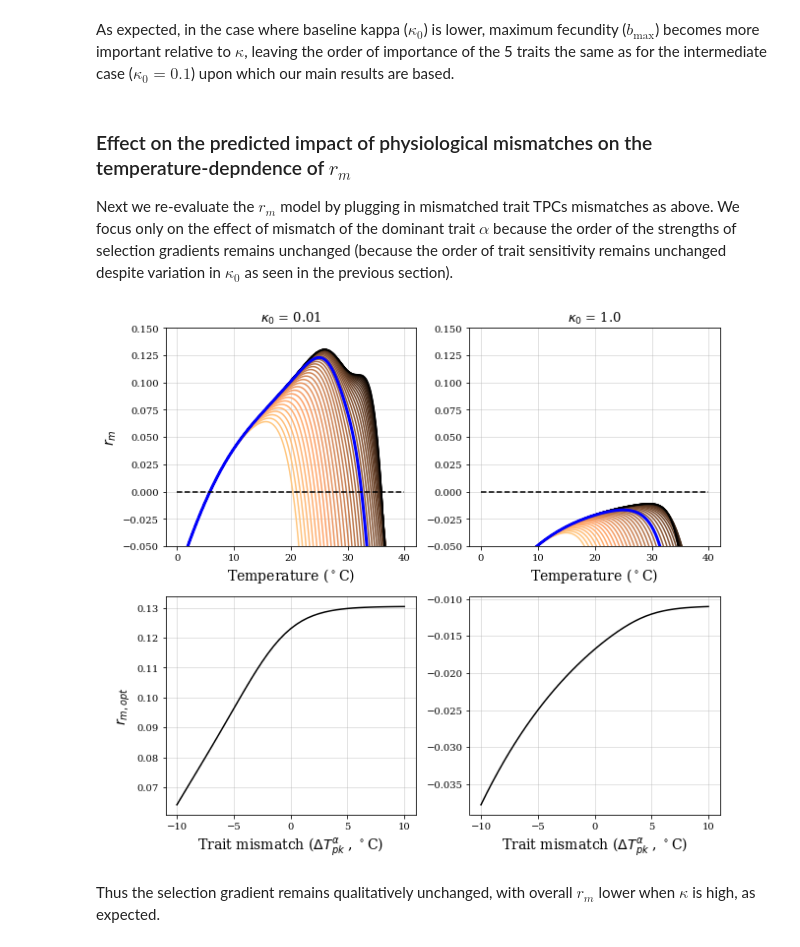
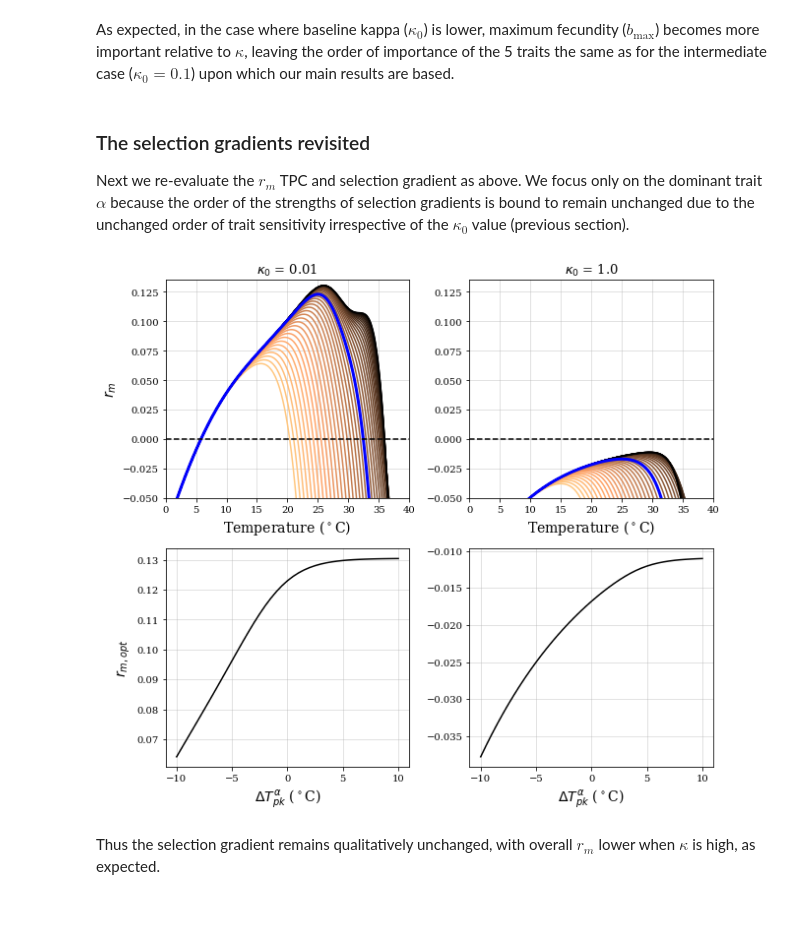
Before and after one commit to EcoEngLab/TraitMismatchPaper-main, a Jupyter notebook: code/TraitMismatch_SI.ipynb, the cells around one changed output. Drawn from its saved outputs; the diff is of its cells as text; code cells hidden in the pictures; blank space fills up the shorter version.

```diff
--- a/code/TraitMismatch_SI.ipynb
+++ b/code/TraitMismatch_SI.ipynb
@@ -801,24 +778,25 @@ Given that a higher $T_{pk,\alpha}$ increases fitness, the closer the $T_\text{p
 # %%
 max_T_pk = 35
 T_vec = np.arange(0, max_T_pk, 0.05)+273.15 #Vector of temperatures
-alp_vec = B_inv_lam(B_0_alp,E_alp,max_T_pk+273.15,T_ref_par,E_D_alp,k_par,T_vec)
+kap_vec = B_lam(B_0_kap,0,T_pk_kap+273.15,T_ref_par,E_D_kap,k_par,T_vec) # keep kappa's TPC fixed as it has small effect (and no data exist for its TPCs)
 
 np.random.seed(420)
-samps = 1000 # number of simulations
+samps = 10000 # number of simulations
 T_pks = np.random.uniform(10,max_T_pk, [samps,4])+273.15 # generate uniform random T_pks in Kelvin for the 4 parameters other than alpha
-r_opt_vec = ["NA"]*samps
+r_opt_vec = np.zeros([samps, 2])
 
 for i in range(samps): #THIS WILL GENNERATE SOME EXTREME VALUE WARNINGS WHEN MORTALITY RATES PEAK AT TOO HIGH A TEMPERATURE
-    # print(i)
-    bmax_tmp_vec = B_lam(B_0_bmax,E_bmax,T_pks[i,0],T_ref_par,E_D_bmax,k_par,T_vec)
-    z_tmp_vec = B_inv_lam(B_0_z,E_z,T_pks[i,1],T_ref_par,E_D_z,k_par,T_vec)
+    alp_tmp_vec = B_inv_lam(B_0_alp,E_alp,T_pks[i,0],T_ref_par,E_D_alp,k_par,T_vec)
+    bmax_tmp_vec = B_lam(B_0_bmax,E_bmax,T_pks[i,1],T_ref_par,E_D_bmax,k_par,T_vec)
     zJ_tmp_vec = B_inv_lam(B_0_zJ,E_zJ,T_pks[i,2],T_ref_par,E_D_zJ,k_par,T_vec)
-    kap_tmp_vec = B_lam(B_0_kap,E_kap,T_pks[i,3],T_ref_par,E_D_kap,k_par,T_vec)
+    z_tmp_vec = B_inv_lam(B_0_z,E_z,T_pks[i,3],T_ref_par,E_D_z,k_par,T_vec)
 
-    r_m_tmp_vec = r_SP_app_lam(bmax_tmp_vec, zJ_tmp_vec, z_tmp_vec, kap_tmp_vec, alp_vec)
-    r_opt_vec[i] = max(r_m_tmp_vec)
+    r_m_tmp_vec = r_SP_app_lam(bmax_tmp_vec, zJ_tmp_vec, z_tmp_vec, kap_vec, alp_tmp_vec)
+    r_opt_vec[i,0] = max(r_m_tmp_vec)
+    if ((T_pks[i,0] > T_pks[i,1] > T_pks[i,2] > T_pks[i,3]) | (T_pks[i,0] > T_pks[i,1] > T_pks[i,3] > T_pks[i,2])):
+        r_opt_vec[i,1] = 1
 
-T_pk_sums = np.sum(T_pks-273.15,1) + max_T_pk
+T_pk_sums = np.sum(T_pks-273.15,1)
 T_pk_vars = np.var(np.c_[T_pks-273.15, np.asarray([max_T_pk]*samps) ],1)
 # %%
 fig = plt.figure(figsize=(10, 4))
@@ -961,9 +946,9 @@ plt.savefig('../results/r_sens_kap.pdf')
 # %% [markdown]
 As expected, in the case where baseline kappa ($\kappa_0$) is lower, maximum fecundity ($b_\text{max}$) becomes more important relative to $\kappa$, leaving the order of importance of the 5 traits the same as for the intermediate case ($\kappa_0 = 0.1$) upon which our main results are based.
 # %% [markdown]
-### Effect on the predicted impact of physiological mismatches on the temperature-depndence of $r_m$
+### The selection gradients revisited
 
-Next we re-evaluate the $r_m$ model by plugging in mismatched trait TPCs mismatches as above. We focus only on the effect of mismatch of the dominant trait $\alpha$ because the order of the strengths of selection gradients remains unchanged (because the order of trait sensitivity remains unchanged despite variation in $\kappa_0$ as seen in the previous section).
+Next we re-evaluate the $r_m$ TPC and selection gradient as above. We focus only on the dominant trait $\alpha$ because the order of the strengths of selection gradients is bound to remain  unchanged due to the unchanged order of trait sensitivity irrespective of the $\kappa_0$ value (previous section).
 # %%
 fig = plt.figure(figsize=(9, 8))
 
@@ -989,44 +974,46 @@ for i in range(len(T_pk_mm)):
 
 ax.plot(T_vec-273.15, r_m_vec, 'blue', linestyle='-', linewidth = 3)
 ax.plot(T_vec-273.15, [0]*len(T_vec), "k--")
-plt.ylim(-0.05,0.15)
+plt.ylim(-0.05,0.135)
+plt.xlim(0,40)
 
 ax = fig.add_subplot(223)
 ax.plot(T_pk_mm - T_pk_par, r_opt_vec, 'black');
-ax.set_xlabel(r'Trait mismatch ($\Delta T_{pk}^\alpha$ , $^\circ$C)', fontsize=14);
+ax.set_xlabel(r'$\Delta T_{pk}^\alpha$ ($^\circ$C)', fontsize=14);
 ax.set_ylabel('$r_{m, opt}$', fontsize=14)
 
 ax = fig.add_subplot(222)
 ax.set_title(r'$\kappa_0$ = ' + str(kap_hi), fontsize=13)
 ax.set_xlabel(r'Temperature ($^\circ$C)', fontsize=14);
 
 r_m_vec = r_SP_app_lam(bmax_vec, zJ_vec, z_vec, kap_vec_hi, alp_vec)
 
 r_opt_vec = ["NA"]*len(T_pk_mm)
 
 ax.set_prop_cycle('color',[colormap(i) for i in np.linspace(0, 1, len(T_pk_mm))])
 
 for i in range(len(T_pk_mm)):
 
     alp_mm_tmp_vec = B_inv_lam(B_0_alp,E_alp,T_pk_mm[i]+273.15,T_ref_mm,E_D_alp,k_par,T_vec)
     zJ_mm_tmp_vec = B_inv_lam(B_0_zJ,E_zJ,T_pk_mm[i]+273.15,T_ref_mm,E_D_zJ,k_par,T_vec)
 
     r_mm_tmp_vec = r_SP_app_lam(bmax_vec,zJ_mm_tmp_vec, z_vec, kap_vec_hi, alp_mm_tmp_vec)
 
     r_opt_vec[i] = max(r_mm_tmp_vec)
 
     ax.plot(T_vec-273.15, r_mm_tmp_vec)
 
 ax.plot(T_vec-273.15, r_m_vec, 'blue', linestyle='-', linewidth = 3)
 ax.plot(T_vec-273.15, [0]*len(T_vec), "k--");
-plt.ylim(-0.05,0.15)
+plt.ylim(-0.05,0.135)
+plt.xlim(0,40)
 
 ax = fig.add_subplot(224)
 ax.plot(T_pk_mm - T_pk_par, r_opt_vec, 'black');
-ax.set_xlabel(r'Trait mismatch ($\Delta T_{pk}^\alpha$ , $^\circ$C)', fontsize=14);
+ax.set_xlabel(r'$\Delta T_{pk}^\alpha$ ($^\circ$C)', fontsize=14);
 
 fig.tight_layout()
 # %% [output]
-[figure, old version]
+[figure, new version]
 # %% [markdown]
 Thus the selection gradient remains qualitatively unchanged, with overall $r_m$ lower when $\kappa$ is high, as expected.
```
Also changed, not shown: parts of 20 cells of this notebook, 2 other files.
